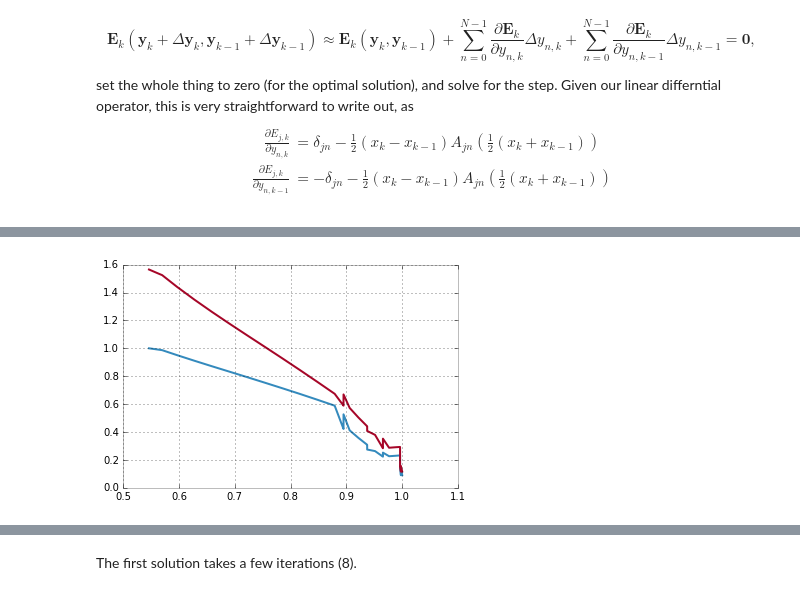
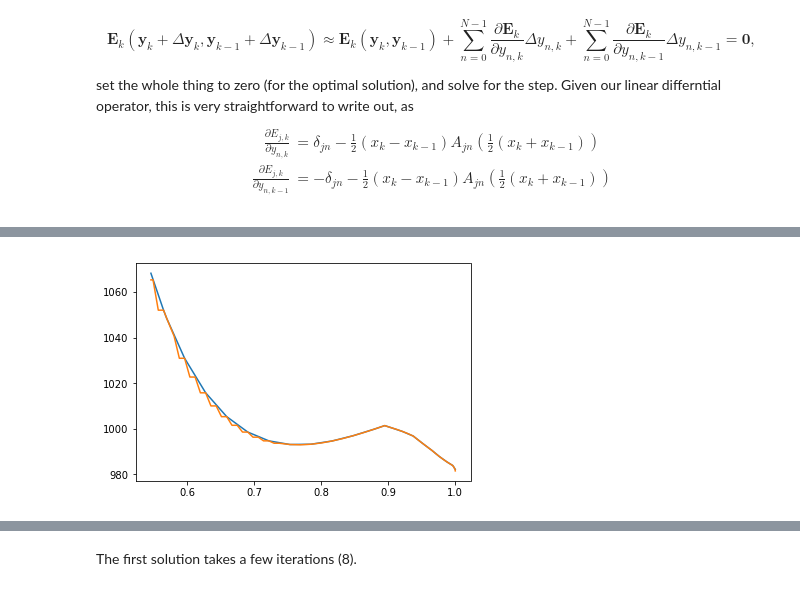
Before and after one commit to skachuck/giapy, a Jupyter notebook: nbs/Farrel1972.ipynb, the cells around one changed output, grey strips where cells are left out. Drawn from its saved outputs; the diff is of its cells as text; code cells hidden in the pictures.

```diff
--- a/nbs/Farrel1972.ipynb
+++ b/nbs/Farrel1972.ipynb
@@ -226,0 +219,2 @@ plt.plot(prem.z, prem._paramArray[1]*prem.norms['mu']);
+# %%
+prempan = giapy.earth.earthParams.EarthParams(model='pan2015prem', bulk=False)
@@ -227,5 +228,5 @@ plt.plot(prem.z, prem._paramArray[1]*prem.norms['mu']);
 # %%
-plt.plot(prem.z, prem._paramArray[2]);
-plt.plot(prem.z, prem._paramArray[1]);
+plt.plot(prem.z, prem._paramArray[3]);
+plt.plot(prempan.z, prempan._paramArray[3]);
 # %% [output]
-[figure, old version]
+[figure, new version]
```
Also changed, not shown: parts of 97 cells of this notebook.
